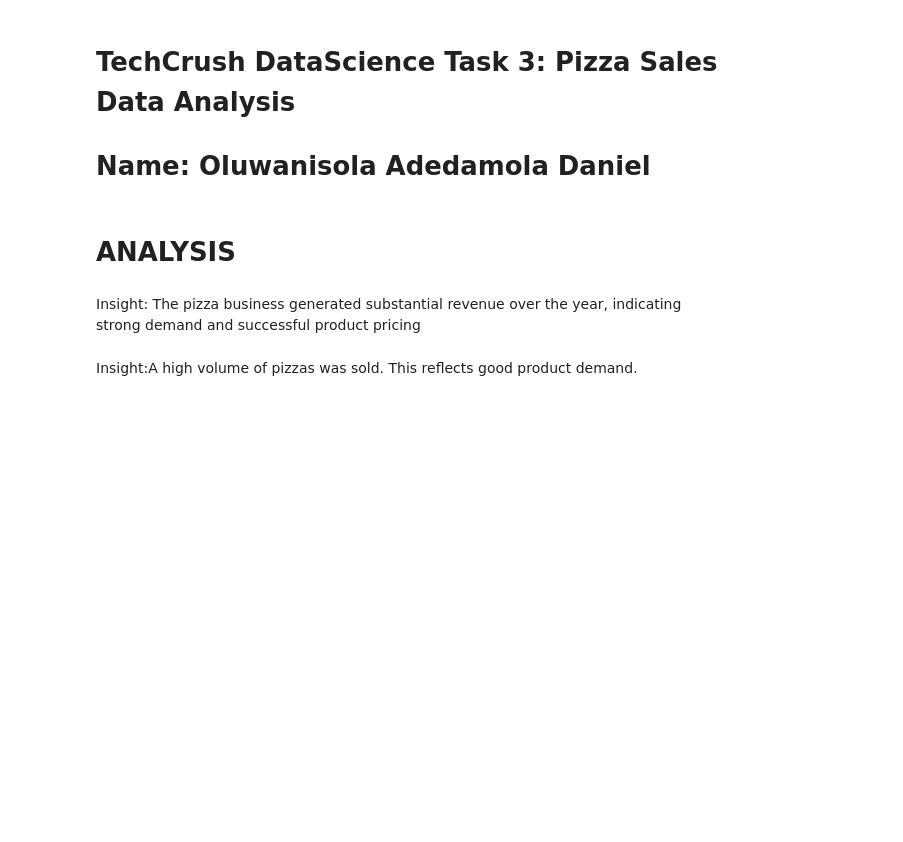
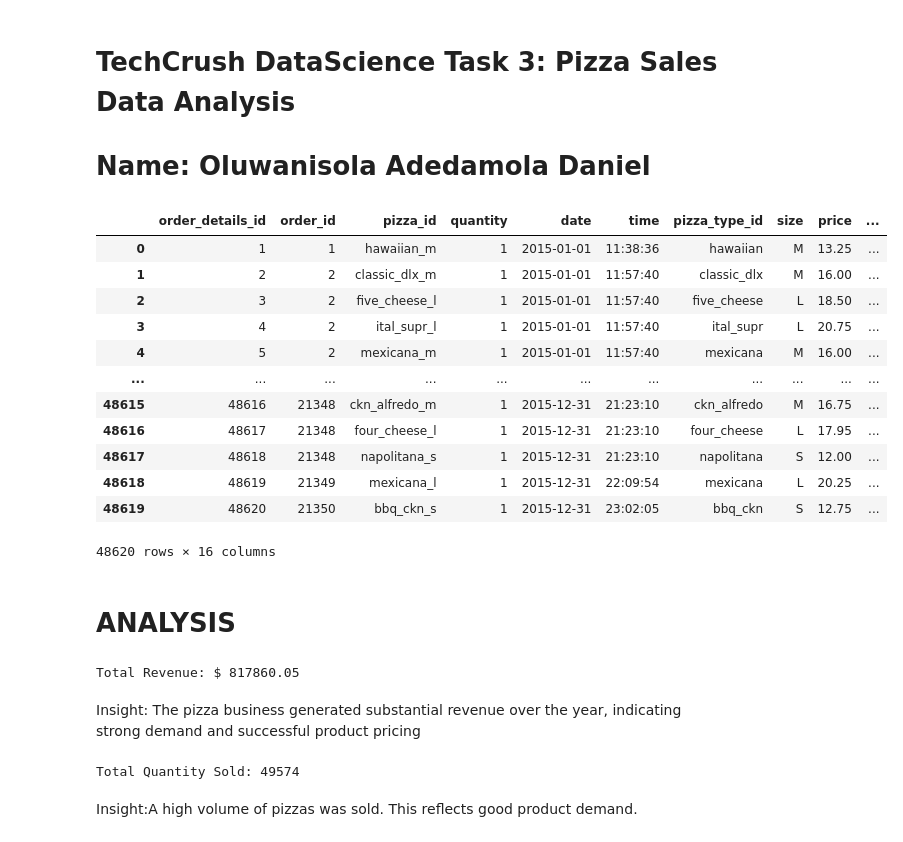
Before and after one commit to Ifenimi/pizza-sales-analysis, a Jupyter notebook: Task_3_Pizza data analysis.ipynb, the cells around one changed output. Saved outputs shown, nothing was run; the diff lists cells and outputs as text; code cells hidden in the pictures; blank space fills up the shorter version.

```diff
--- a/Task_3_Pizza data analysis.ipynb
+++ b/Task_3_Pizza data analysis.ipynb
@@ -37,3 +4,52 @@ df['month'] = df['date'].dt.month_name()
+# %%
+# Import the necessary Libraries
+import pandas as pd
+import numpy as np
+import matplotlib.pyplot as plt
+import seaborn as sns
+
+#Display settings
+%matplotlib inline
+sns.set(style="whitegrid")
+plt.rcParams["figure.figsize"] = (12, 6)
+
+#Load the Datasets
+orders = pd.read_csv("orders.csv")
+order_details = pd.read_csv("order_details.csv")
+pizzas = pd.read_csv("pizzas.csv")
+pizza_types = pd.read_csv("pizza_types.csv")
+
+#Cleanup
+orders['date'] = pd.to_datetime(orders['date'])
+orders['time'] = pd.to_datetime(orders['time'], format='%H:%M:%S').dt.time
+
+
+# Merge all the datasets
+df = order_details.merge(orders, on='order_id') \
+                  .merge(pizzas, on='pizza_id') \
+                  .merge(pizza_types, on='pizza_type_id')
+
+# Calculate Sales
+df['total_price'] = df['price'] * df['quantity']
+df['hour'] = pd.to_datetime(df['time'], format='%H:%M:%S').dt.hour
+df['weekday'] = df['date'].dt.day_name()
+df['month'] = df['date'].dt.month_name()
+
+df
+# %% [output]
+|  | order_details_id | order_id | pizza_id | quantity | date | time | pizza_type_id | size | price | ... |
+| 0 | 1 | 1 | hawaiian_m | 1 | 2015-01-01 | 11:38:36 | hawaiian | M | 13.25 | ... |
+| 1 | 2 | 2 | classic_dlx_m | 1 | 2015-01-01 | 11:57:40 | classic_dlx | M | 16.00 | ... |
+| 2 | 3 | 2 | five_cheese_l | 1 | 2015-01-01 | 11:57:40 | five_cheese | L | 18.50 | ... |
+| 3 | 4 | 2 | ital_supr_l | 1 | 2015-01-01 | 11:57:40 | ital_supr | L | 20.75 | ... |
+| 4 | 5 | 2 | mexicana_m | 1 | 2015-01-01 | 11:57:40 | mexicana | M | 16.00 | ... |
+| ... | ... | ... | ... | ... | ... | ... | ... | ... | ... | ... |
+| 48615 | 48616 | 21348 | ckn_alfredo_m | 1 | 2015-12-31 | 21:23:10 | ckn_alfredo | M | 16.75 | ... |
+| 48616 | 48617 | 21348 | four_cheese_l | 1 | 2015-12-31 | 21:23:10 | four_cheese | L | 17.95 | ... |
+| 48617 | 48618 | 21348 | napolitana_s | 1 | 2015-12-31 | 21:23:10 | napolitana | S | 12.00 | ... |
+| 48618 | 48619 | 21349 | mexicana_l | 1 | 2015-12-31 | 22:09:54 | mexicana | L | 20.25 | ... |
+| 48619 | 48620 | 21350 | bbq_ckn_s | 1 | 2015-12-31 | 23:02:05 | bbq_ckn | S | 12.75 | ... |
+48620 rows × 16 columns
 # %% [markdown]
 # ANALYSIS
 # %%
@@ -42,12 +58,16 @@ df['month'] = df['date'].dt.month_name()
 # 1 Total Revenue
 total_revenue = df['total_price'].sum()
 print("Total Revenue: $", round(total_revenue, 2))
+# %% [output]
+Total Revenue: $ 817860.05
 # %% [markdown]
 Insight: The pizza business generated substantial revenue over the year, indicating strong demand and successful product pricing
 # %%
 # 2 Total Quantity Sold
 total_quantity = df['quantity'].sum()
 print("Total Quantity Sold:", total_quantity)
+# %% [output]
+Total Quantity Sold: 49574
 # %% [markdown]
 Insight:A high volume of pizzas was sold. This reflects good product demand.
 # %%
```
Also changed, not shown: parts of 9 cells of this notebook.
